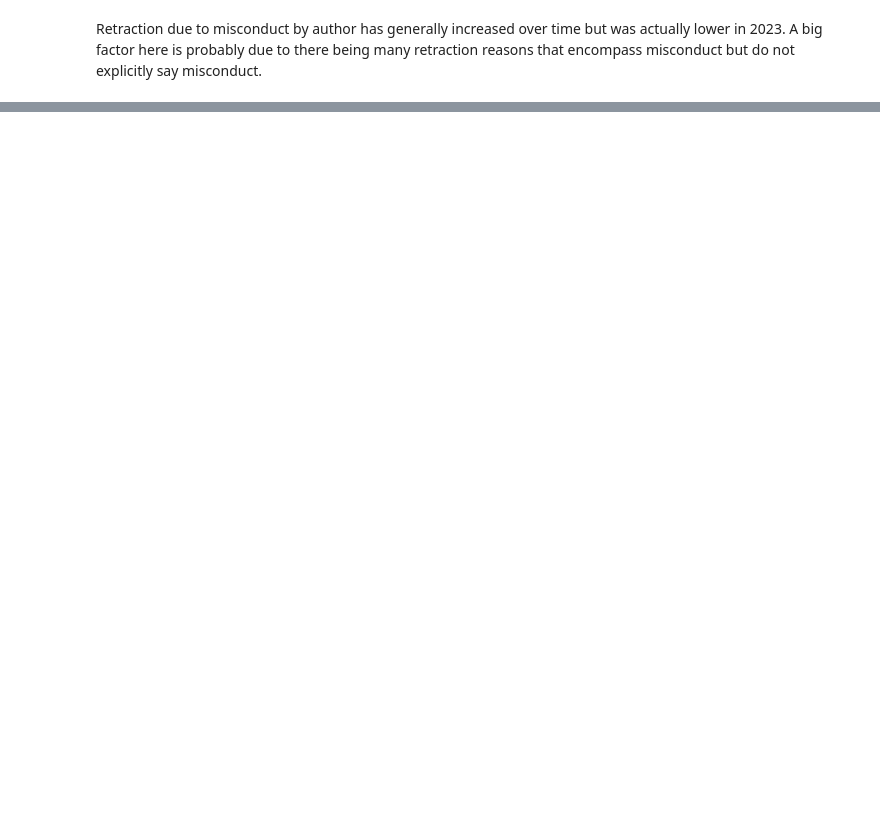
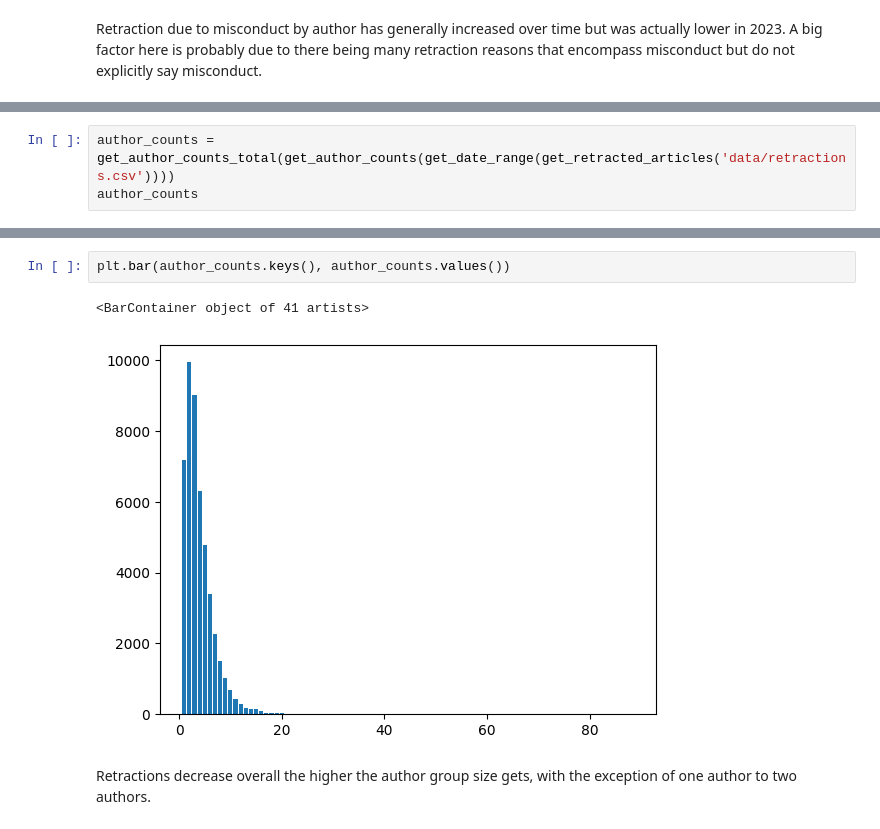
Before and after one commit to jrogovin/analysis_of_retracted_articles_2023, a Jupyter notebook: main.ipynb, the cells around one changed output, grey strips where cells are left out. Cells and saved outputs as stored; diff of their text form; blank space fills up the shorter version.

```diff
--- a/main.ipynb
+++ b/main.ipynb
@@ -120,0 +139,3 @@ Proper retraction notices have increased in 2023 compared to previous years (at
+# %%
+author_counts = get_author_counts_total(get_author_counts(get_date_range(get_retracted_articles('data/retractions.csv'))))
+author_counts
@@ -120,0 +160,7 @@ Proper retraction notices have increased in 2023 compared to previous years (at
+# %%
+plt.bar(author_counts.keys(), author_counts.values())
+# %% [output]
+<BarContainer object of 41 artists>
+[figure, added]
+# %% [markdown]
+Retractions decrease overall the higher the author group size gets, with the exception of one author to two authors.
```
Also changed, not shown: parts of 10 cells of this notebook, 2 other files.
